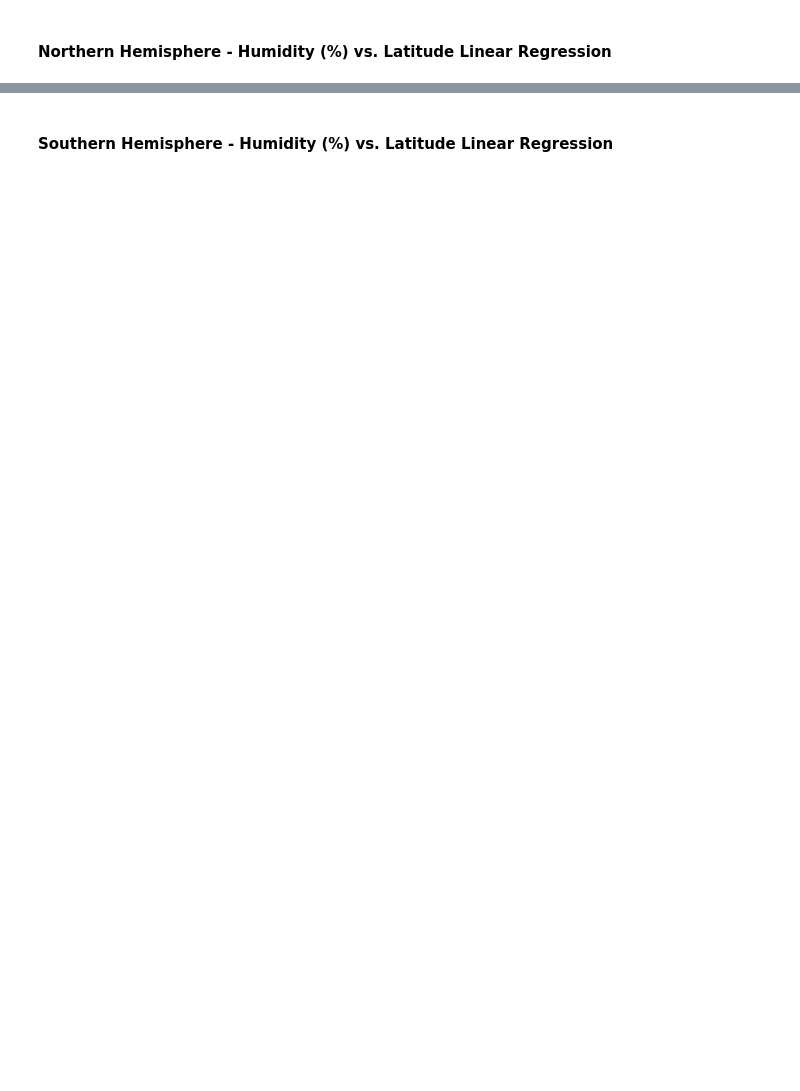
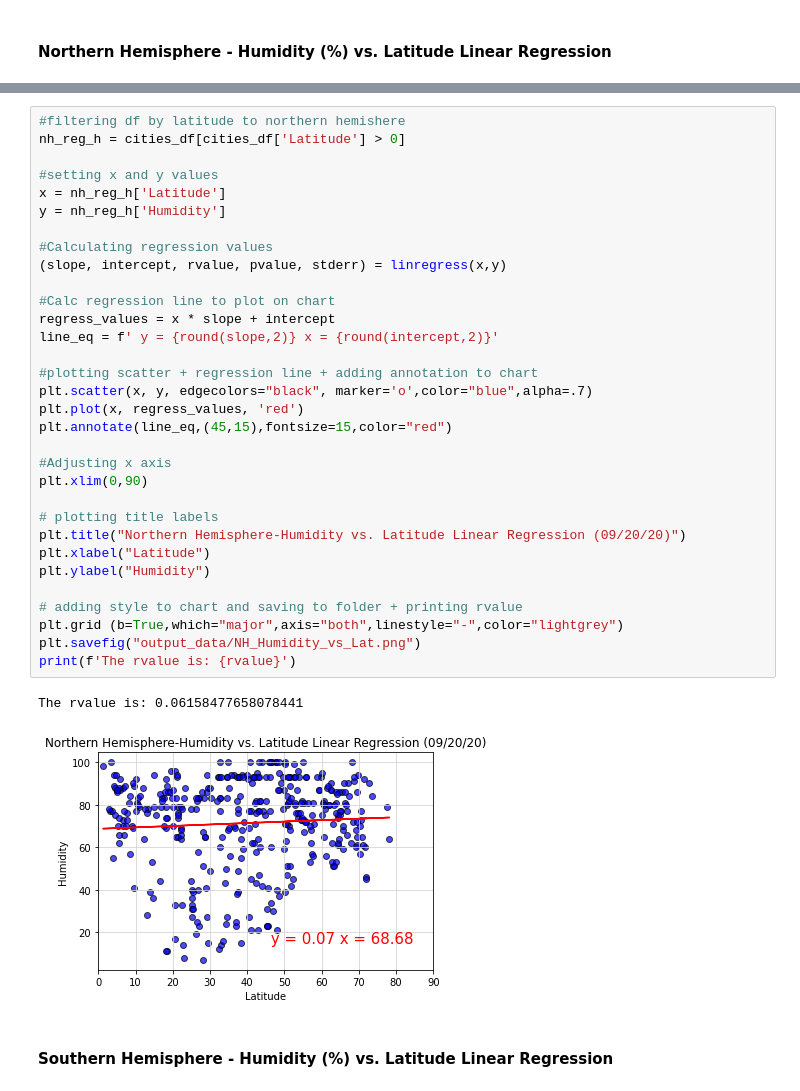
Before and after one commit to samuelokunola326/python-api-challenge, a Jupyter notebook: WeatherPy/WeatherPy.ipynb, the cells around one changed output, grey strips where cells are left out. Drawn from its saved outputs; the diff is of its cells as text; blank space fills up the shorter version.

```diff
--- a/WeatherPy/WeatherPy.ipynb
+++ b/WeatherPy/WeatherPy.ipynb
@@ -394,2 +432,37 @@ The r-value is: 0.000543987878808455
+# %%
+#filtering df by latitude to northern hemishere
+nh_reg_h = cities_df[cities_df['Latitude'] > 0]
+
+#setting x and y values
+x = nh_reg_h['Latitude']
+y = nh_reg_h['Humidity']
+
+#Calculating regression values
+(slope, intercept, rvalue, pvalue, stderr) = linregress(x,y)
+
+#Calc regression line to plot on chart
+regress_values = x * slope + intercept
+line_eq = f' y = {round(slope,2)} x = {round(intercept,2)}'
+
+#plotting scatter + regression line + adding annotation to chart
+plt.scatter(x, y, edgecolors="black", marker='o',color="blue",alpha=.7)
+plt.plot(x, regress_values, 'red')
+plt.annotate(line_eq,(45,15),fontsize=15,color="red")
+
+#Adjusting x axis
+plt.xlim(0,90)
+
+# plotting title labels
+plt.title("Northern Hemisphere-Humidity vs. Latitude Linear Regression (09/20/20)")
+plt.xlabel("Latitude")
+plt.ylabel("Humidity")
+
+# adding style to chart and saving to folder + printing rvalue
+plt.grid (b=True,which="major",axis="both",linestyle="-",color="lightgrey")
+plt.savefig("output_data/NH_Humidity_vs_Lat.png")
+print(f'The rvalue is: {rvalue}')
+# %% [output]
+The rvalue is: 0.06158477658078441
+[figure, added]
 # %% [markdown]
 ####  Southern Hemisphere - Humidity (%) vs. Latitude Linear Regression
```
Also changed, not shown: parts of 6 cells of this notebook, 6 other files.
